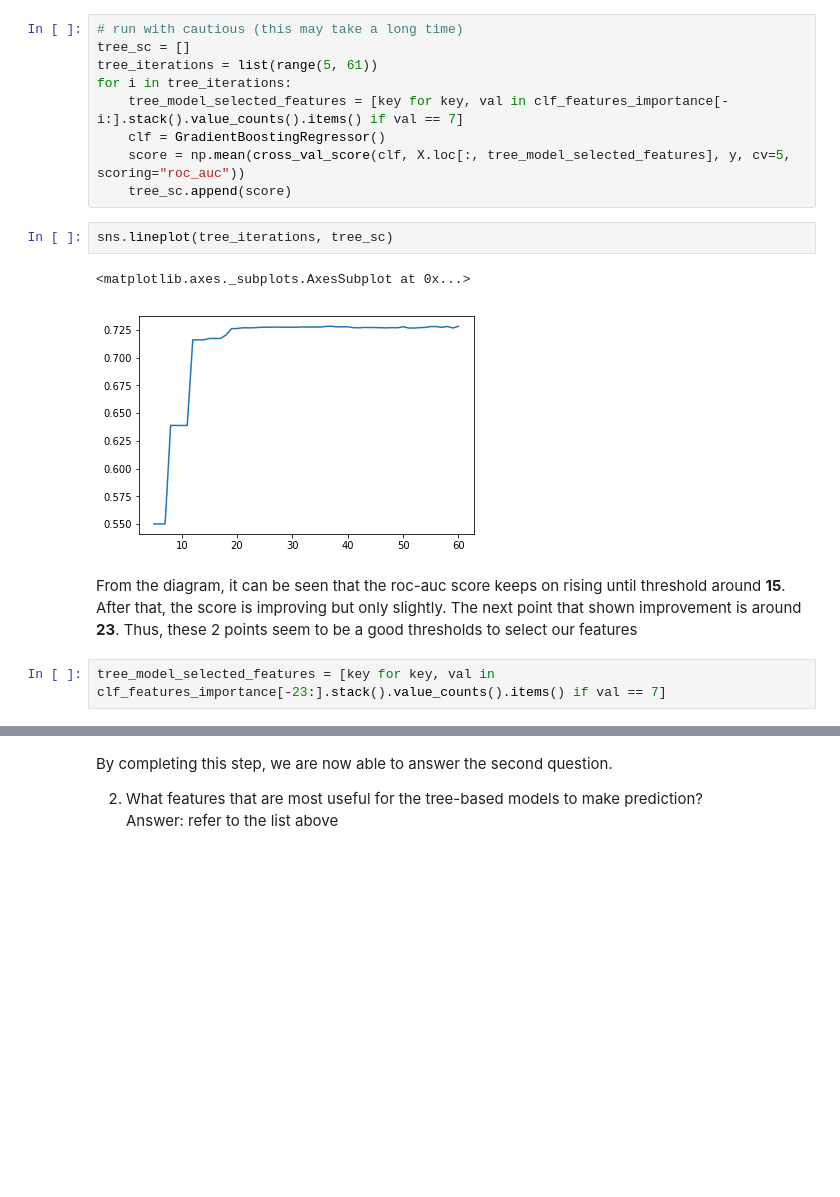
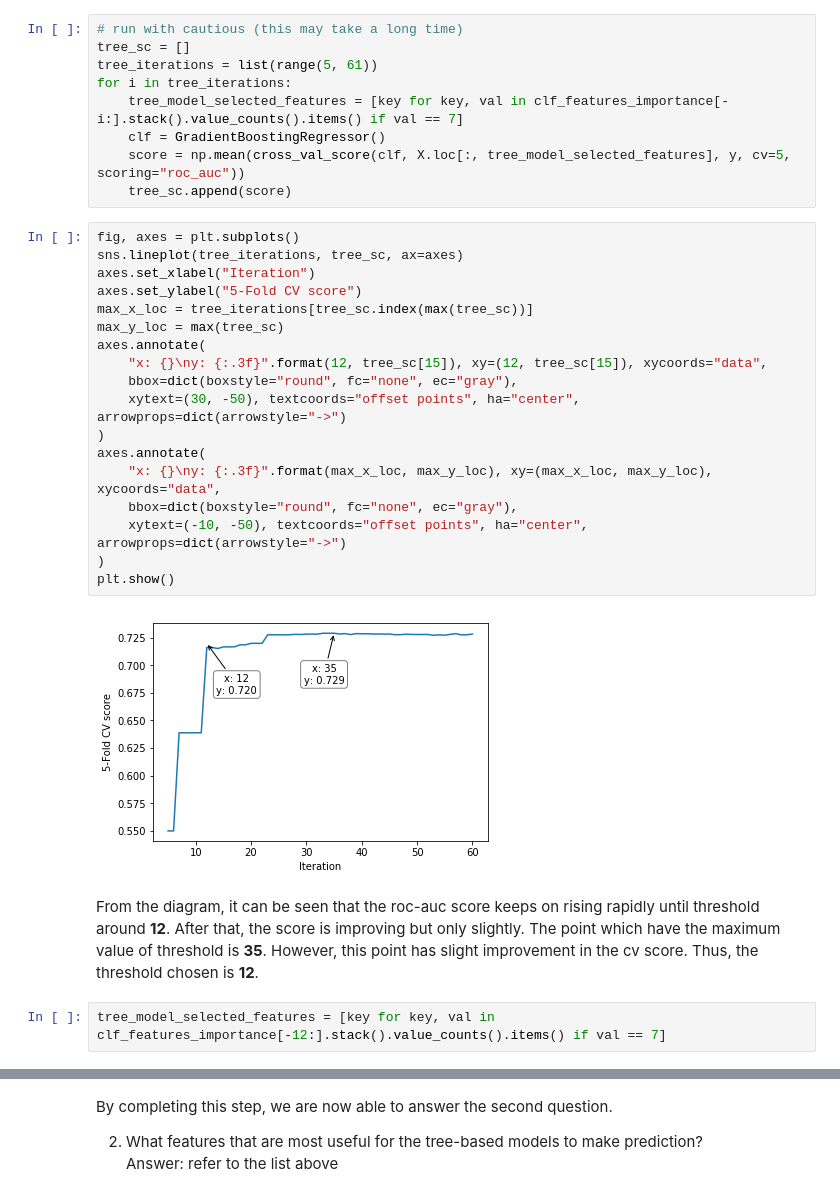
Before and after one commit to erichooi/Grab-AI-For-S.E.A., a Jupyter notebook: AI for S.E.A. (Safety Track).ipynb, the cells around one changed output, grey strips where cells are left out. Cells and saved outputs as stored; diff of their text form; blank space fills up the shorter version.

```diff
--- a/AI for S.E.A. (Safety Track).ipynb
+++ b/AI for S.E.A. (Safety Track).ipynb
@@ -375,15 +375,30 @@ for i in tree_iterations:
     clf = GradientBoostingRegressor()
     score = np.mean(cross_val_score(clf, X.loc[:, tree_model_selected_features], y, cv=5, scoring="roc_auc"))
     tree_sc.append(score)
-# %%
-sns.lineplot(tree_iterations, tree_sc)
-# %% [output]
-<matplotlib.axes._subplots.AxesSubplot at 0x...>
-[figure, removed]
+# %%
+fig, axes = plt.subplots()
+sns.lineplot(tree_iterations, tree_sc, ax=axes)
+axes.set_xlabel("Iteration")
+axes.set_ylabel("5-Fold CV score")
+max_x_loc = tree_iterations[tree_sc.index(max(tree_sc))]
+max_y_loc = max(tree_sc)
+axes.annotate(
+    "x: {}\ny: {:.3f}".format(12, tree_sc[15]), xy=(12, tree_sc[15]), xycoords="data",
+    bbox=dict(boxstyle="round", fc="none", ec="gray"),
+    xytext=(30, -50), textcoords="offset points", ha="center", arrowprops=dict(arrowstyle="->")
+)
+axes.annotate(
+    "x: {}\ny: {:.3f}".format(max_x_loc, max_y_loc), xy=(max_x_loc, max_y_loc), xycoords="data",
+    bbox=dict(boxstyle="round", fc="none", ec="gray"),
+    xytext=(-10, -50), textcoords="offset points", ha="center", arrowprops=dict(arrowstyle="->")
+)
+plt.show()
+# %% [output]
+[figure, added]
 # %% [markdown]
-From the diagram, it can be seen that the roc-auc score keeps on rising until threshold around **15**. After that, the score is improving but only slightly. The next point that shown improvement is around **23**. Thus, these 2 points seem to be a good thresholds to select our features
+From the diagram, it can be seen that the roc-auc score keeps on rising rapidly until threshold around **12**. After that, the score is improving but only slightly. The point which have the maximum value of threshold is **35**. However, this point has slight improvement in the cv score. Thus, the threshold chosen is **12**.
 # %%
-tree_model_selected_features = [key for key, val in clf_features_importance[-23:].stack().value_counts().items() if val == 7]
+tree_model_selected_features = [key for key, val in clf_features_importance[-12:].stack().value_counts().items() if val == 7]
 # %%
 tree_model_selected_features
 # %% [output]
```
Also changed, not shown: parts of 28 cells of this notebook.
